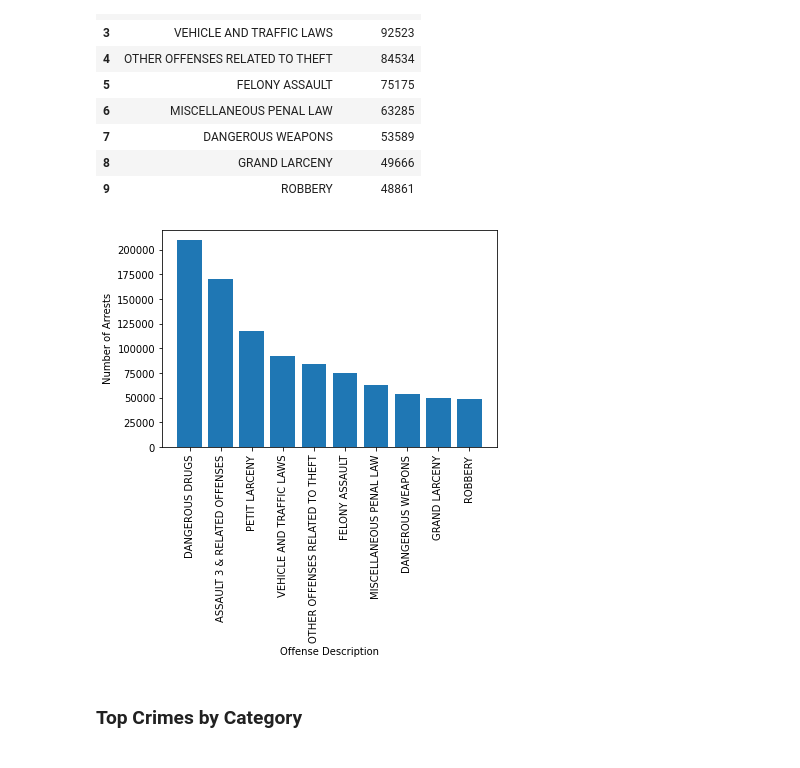
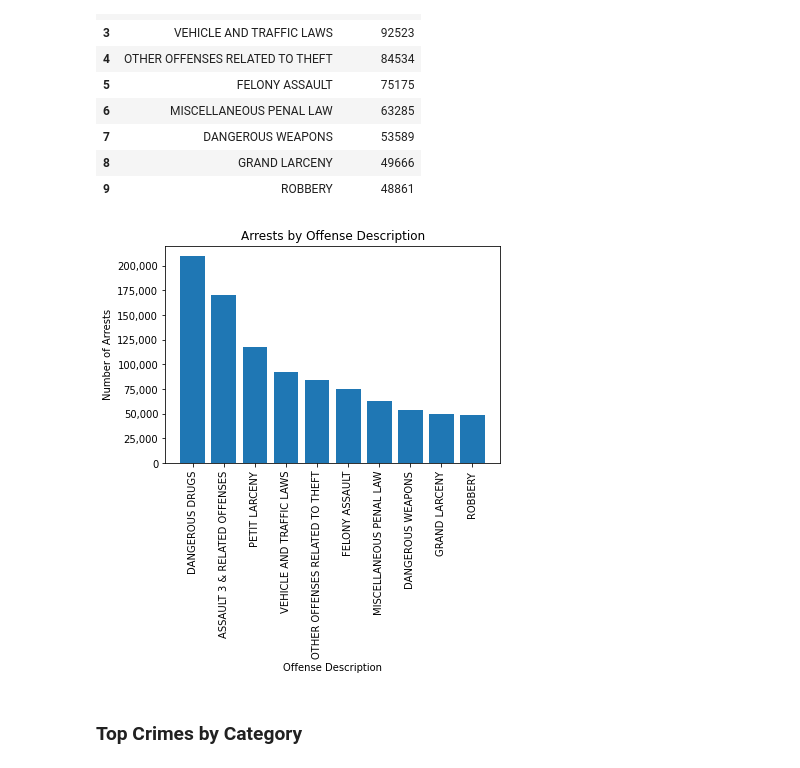
Before and after one commit to AmitSamra/NYC_Crime, a Jupyter notebook: nyc_crime_python.ipynb, the cells around one changed output. Saved outputs shown, nothing was run; the diff lists cells and outputs as text; code cells hidden in the pictures.

```diff
--- a/nyc_crime_python.ipynb
+++ b/nyc_crime_python.ipynb
@@ -564,12 +564,18 @@ df_ofns
 # %%
 fig, ax = plt.subplots()
 ax.bar(df_ofns.ofns_desc, df_ofns.total_arrests)
 ax.set_xlabel('Offense Description')
 ax.set_ylabel('Number of Arrests')
+ax.set_title('Arrests by Offense Description')
 plt.xticks(rotation=90)
+
+ax.yaxis.set_major_formatter(
+ticker.FuncFormatter(lambda y,p: format(int(y), ','))
+)
+
 plt.show()
 # %% [output]
-[figure, old version]
+[figure, new version]
 # %% [markdown]
 ### Top Crimes by Category
 # %%
```
Also changed, not shown: parts of 2 cells of this notebook.
